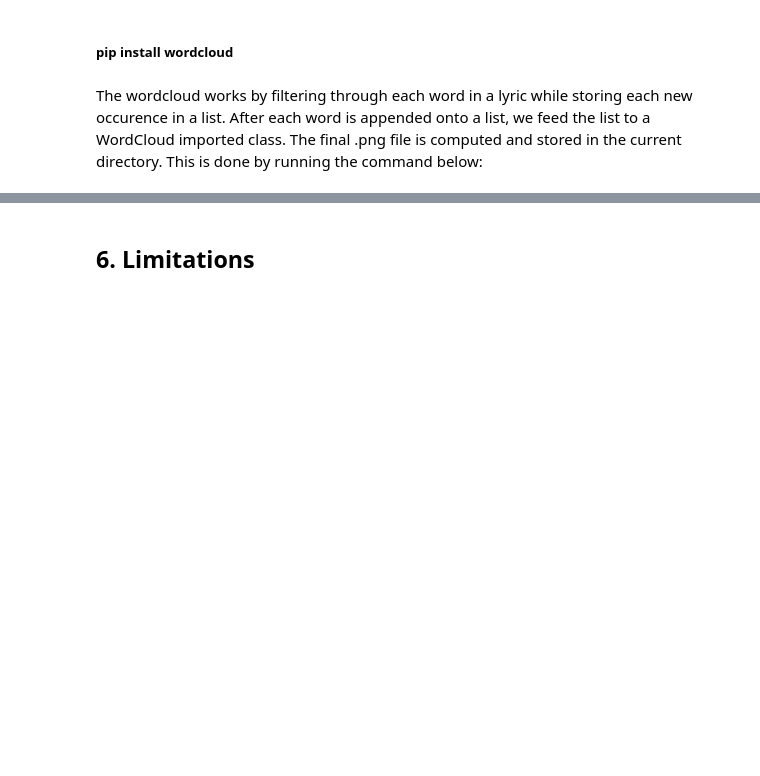
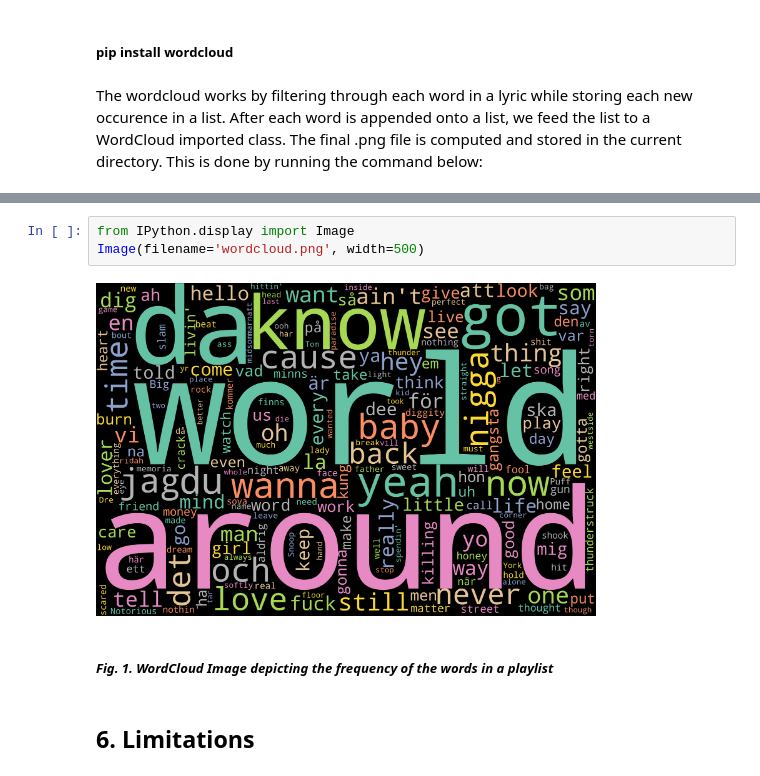
Before and after one commit to brianmakesthings/spotifyAnalysis, a Jupyter notebook: report.ipynb, the cells around one changed output, grey strips where cells are left out. Drawn from its saved outputs; the diff is of its cells as text; blank space fills up the shorter version.

Commit message:
Added the visualization section to the report notebook

```diff
--- a/report.ipynb
+++ b/report.ipynb
@@ -120,3 +101,14 @@ The wordcloud works by filtering through each word in a lyric while storing each
+# %%
+from IPython.display import Image
+Image(filename='wordcloud.png', width=500)
+# %% [output]
+[figure, added]
+# %% [markdown]
+<h5>
+    <i>
+        Fig. 1. WordCloud Image depicting the frequency of the words in a playlist
+    <i>
+</h5>
 # %% [markdown]
 ## 6. Limitations
 # %% [markdown]
```
Also changed, not shown: parts of 4 cells of this notebook.
